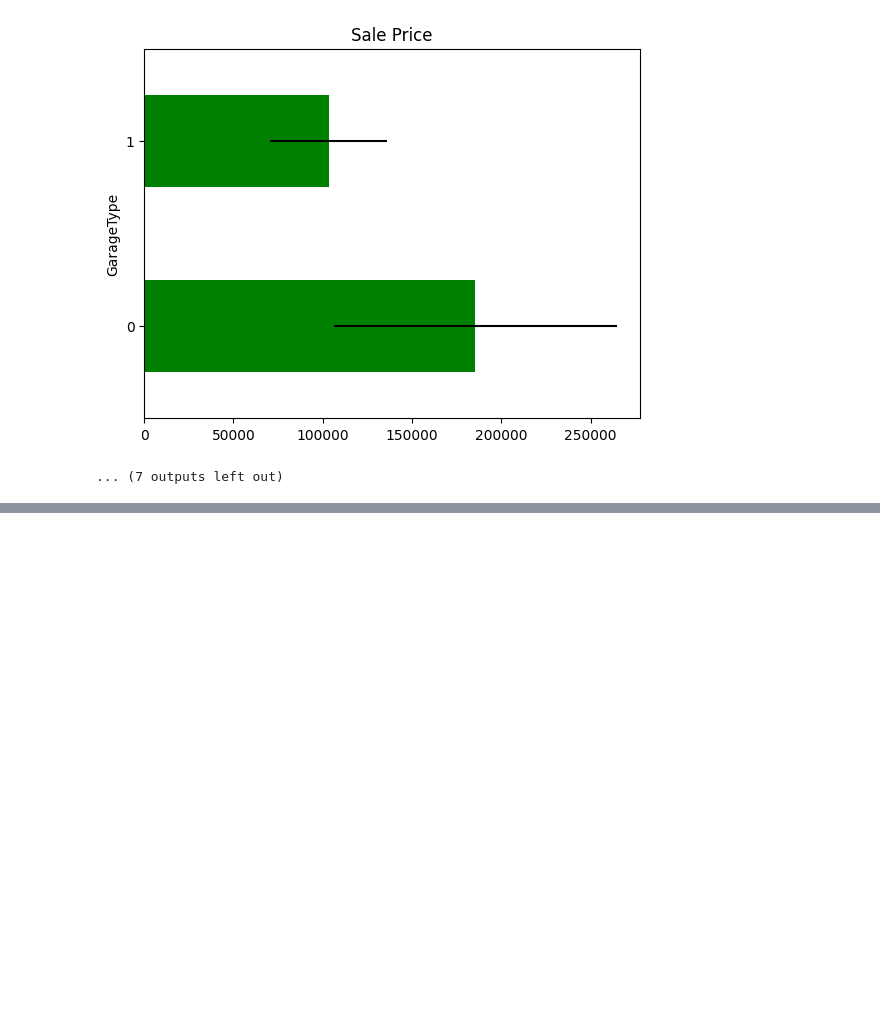
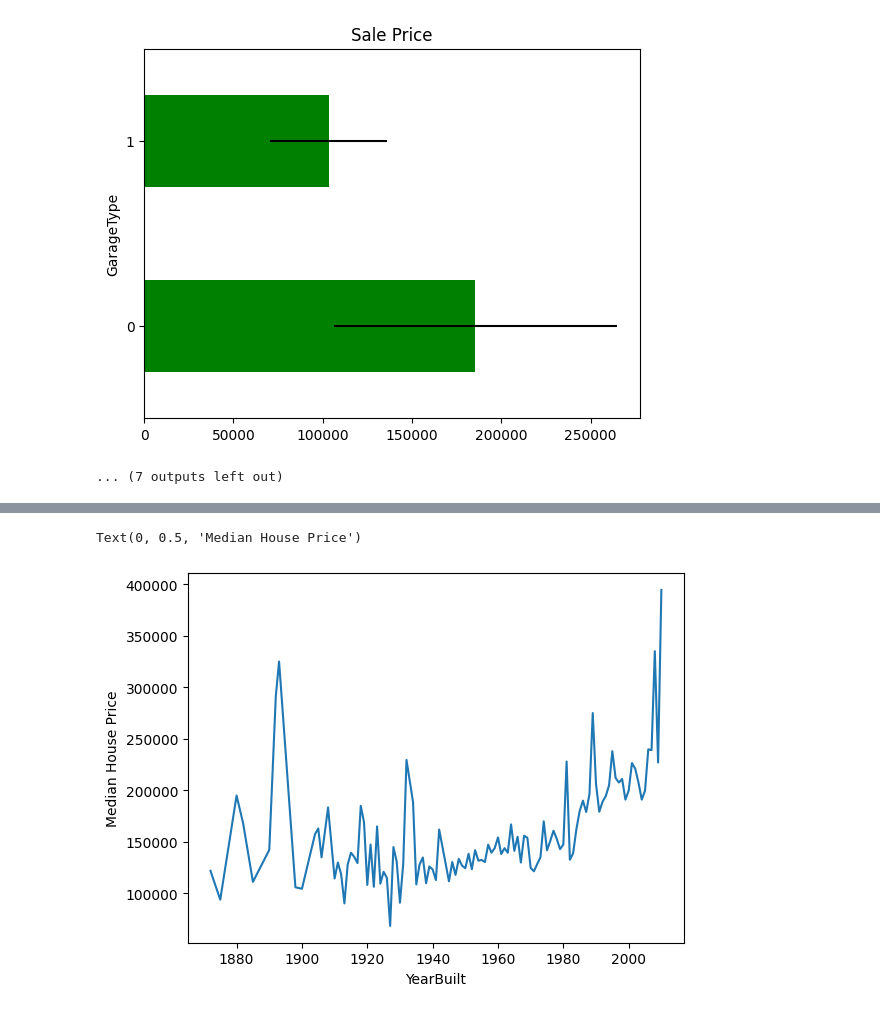
Before and after one commit to GusContini/Houses-Price-Prediction_ML-model-deployment, a Jupyter notebook: research-and-development/Data Analysis.ipynb, the cells around one changed output, grey strips where cells are left out. Drawn from its saved outputs; the diff is of its cells as text; code cells hidden in the pictures; blank space fills up the shorter version.

```diff
--- a/research-and-development/Data Analysis.ipynb
+++ b/research-and-development/Data Analysis.ipynb
@@ -136,0 +152,6 @@ for var in vars_with_na:
+# %%
+data.groupby('YearBuilt')['SalePrice'].median().plot()
+plt.ylabel('Median House Price')
+# %% [output]
+Text(0, 0.5, 'Median House Price')
+[figure, added]
```
Also changed, not shown: parts of 25 cells of this notebook.
